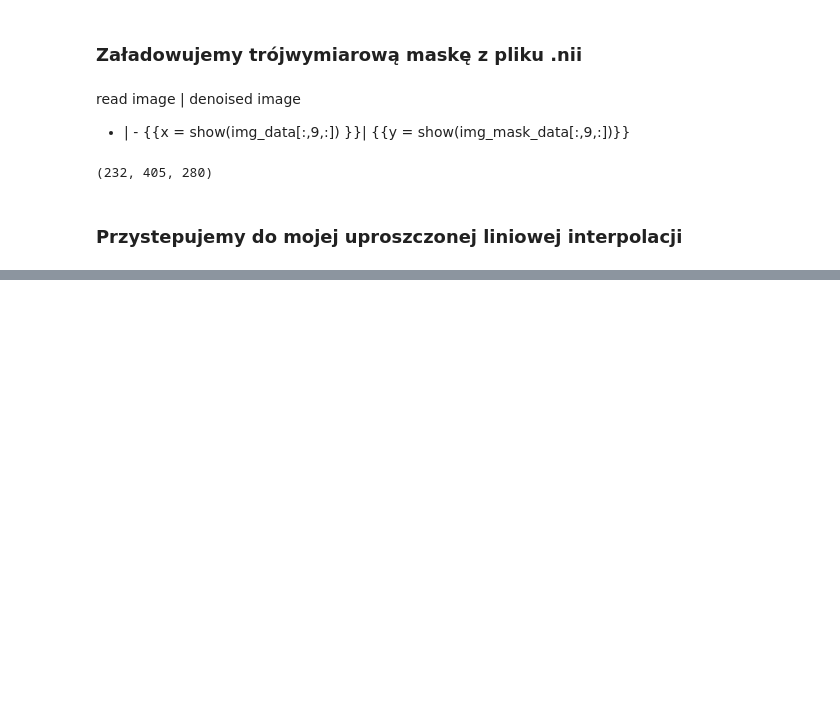
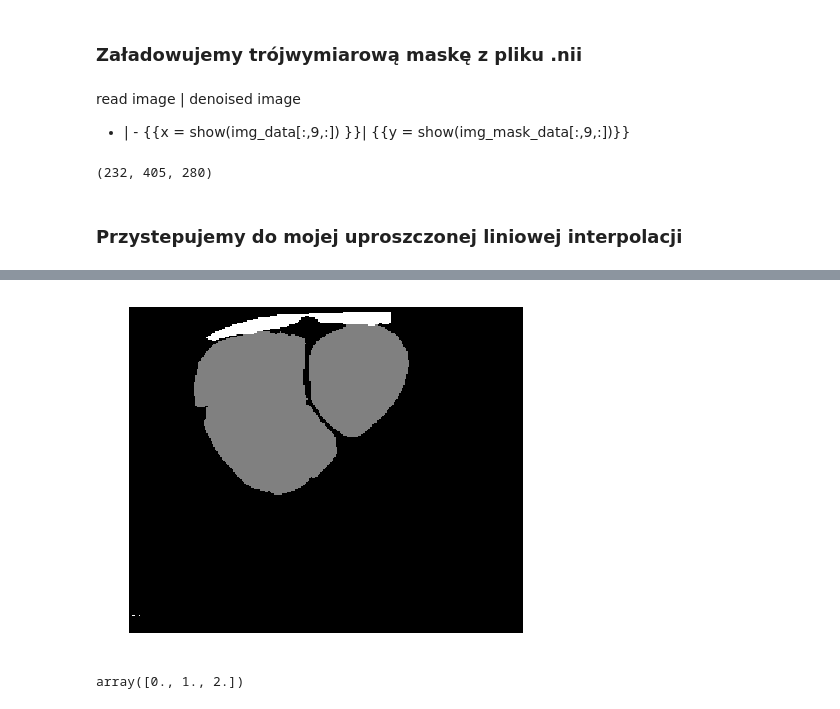
Before and after one commit to michalstepniewski/symmetry, a Jupyter notebook: Interpolation.ipynb, the cells around one changed output, grey strips where cells are left out. Cells and saved outputs as stored; diff of their text form; code cells hidden in the pictures; blank space fills up the shorter version.

```diff
--- a/Interpolation.ipynb
+++ b/Interpolation.ipynb
@@ -95,0 +108,4 @@ interp_mask = simple_interpolation(img_mask_data)
+# %%
+x = show(img_mask_data[:,93,:])
+# %% [output]
+[figure, added]
@@ -95,0 +114,4 @@ interp_mask = simple_interpolation(img_mask_data)
+# %%
+np.unique(slice_i)
+# %% [output]
+array([0., 1., 2.])
```
Also changed, not shown: parts of 25 cells of this notebook.
